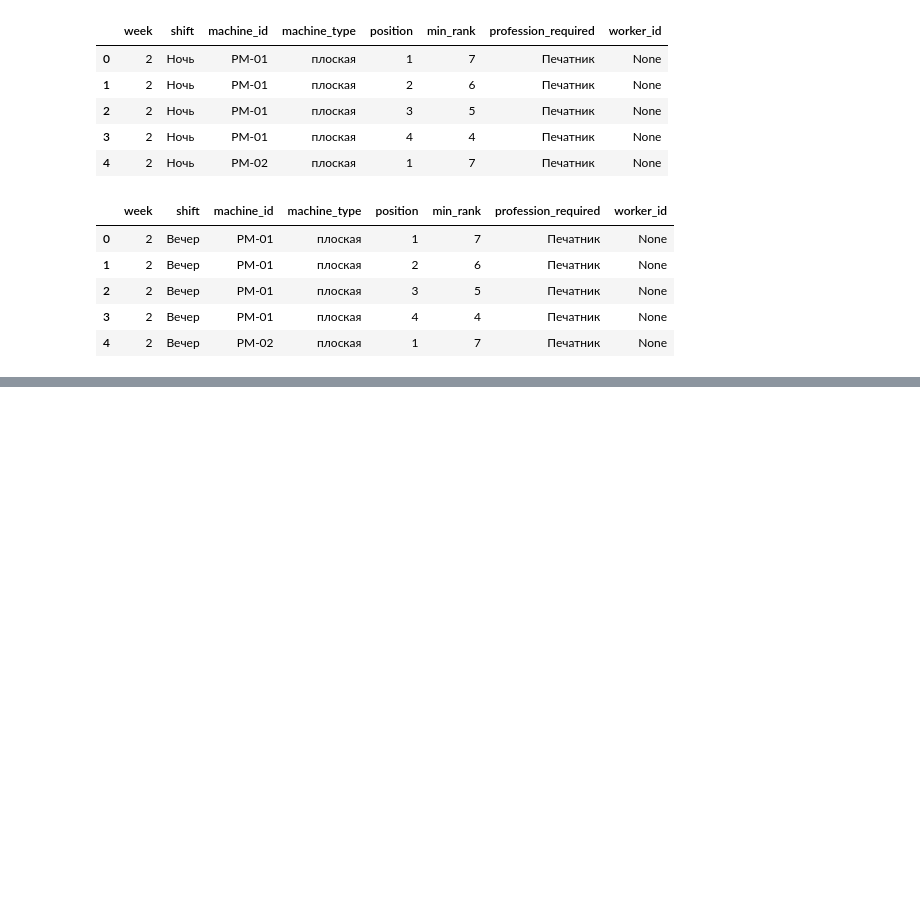
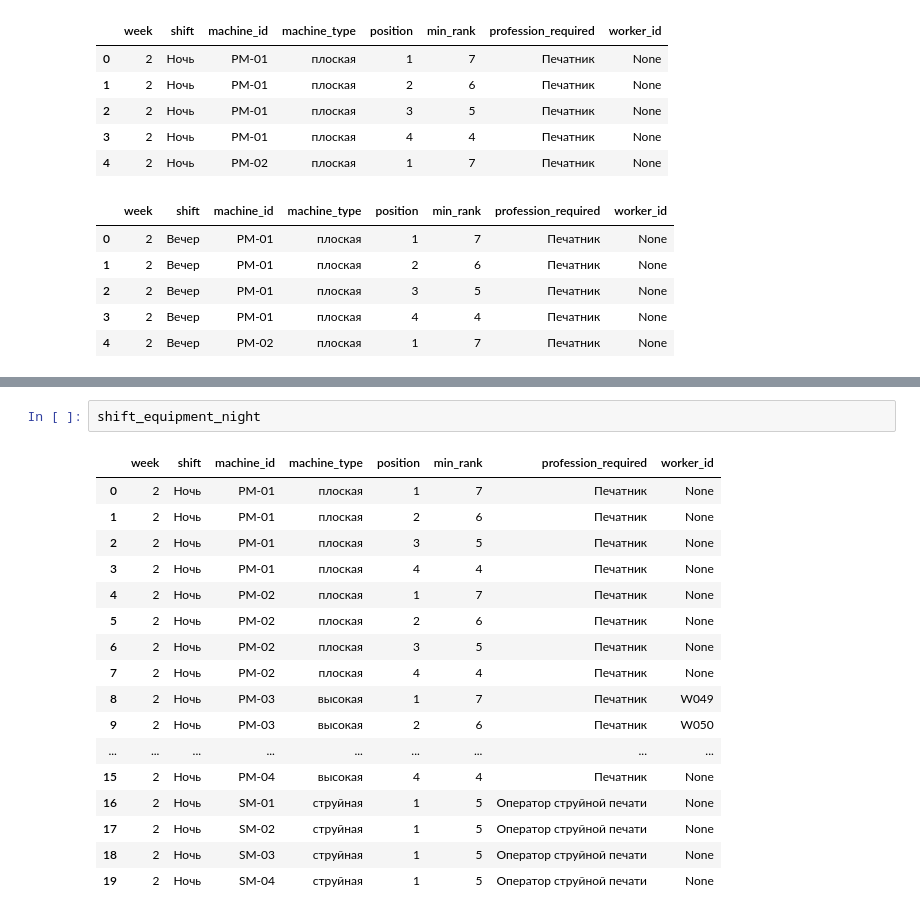
Before and after one commit to emikoff/shift_generator, a Jupyter notebook: Gen_V2.ipynb, the cells around one changed output, grey strips where cells are left out. Drawn from its saved outputs; the diff is of its cells as text; blank space fills up the shorter version.

```diff
--- a/Gen_V2.ipynb
+++ b/Gen_V2.ipynb
@@ -498,0 +497,20 @@ print(len(appointed))
+# %%
+shift_equipment_night
+# %% [output]
+|  | week | shift | machine_id | machine_type | position | min_rank | profession_required | worker_id |
+| 0 | 2 | Ночь | PM-01 | плоская | 1 | 7 | Печатник | None |
+| 1 | 2 | Ночь | PM-01 | плоская | 2 | 6 | Печатник | None |
+| 2 | 2 | Ночь | PM-01 | плоская | 3 | 5 | Печатник | None |
+| 3 | 2 | Ночь | PM-01 | плоская | 4 | 4 | Печатник | None |
+| 4 | 2 | Ночь | PM-02 | плоская | 1 | 7 | Печатник | None |
+| 5 | 2 | Ночь | PM-02 | плоская | 2 | 6 | Печатник | None |
+| 6 | 2 | Ночь | PM-02 | плоская | 3 | 5 | Печатник | None |
+| 7 | 2 | Ночь | PM-02 | плоская | 4 | 4 | Печатник | None |
+| 8 | 2 | Ночь | PM-03 | высокая | 1 | 7 | Печатник | W049 |
+| 9 | 2 | Ночь | PM-03 | высокая | 2 | 6 | Печатник | W050 |
+| ... | ... | ... | ... | ... | ... | ... | ... | ... |
+| 15 | 2 | Ночь | PM-04 | высокая | 4 | 4 | Печатник | None |
+| 16 | 2 | Ночь | SM-01 | струйная | 1 | 5 | Оператор струйной печати | None |
+| 17 | 2 | Ночь | SM-02 | струйная | 1 | 5 | Оператор струйной печати | None |
+| 18 | 2 | Ночь | SM-03 | струйная | 1 | 5 | Оператор струйной печати | None |
+| 19 | 2 | Ночь | SM-04 | струйная | 1 | 5 | Оператор струйной печати | None |
```
Also changed, not shown: parts of 15 cells of this notebook.
